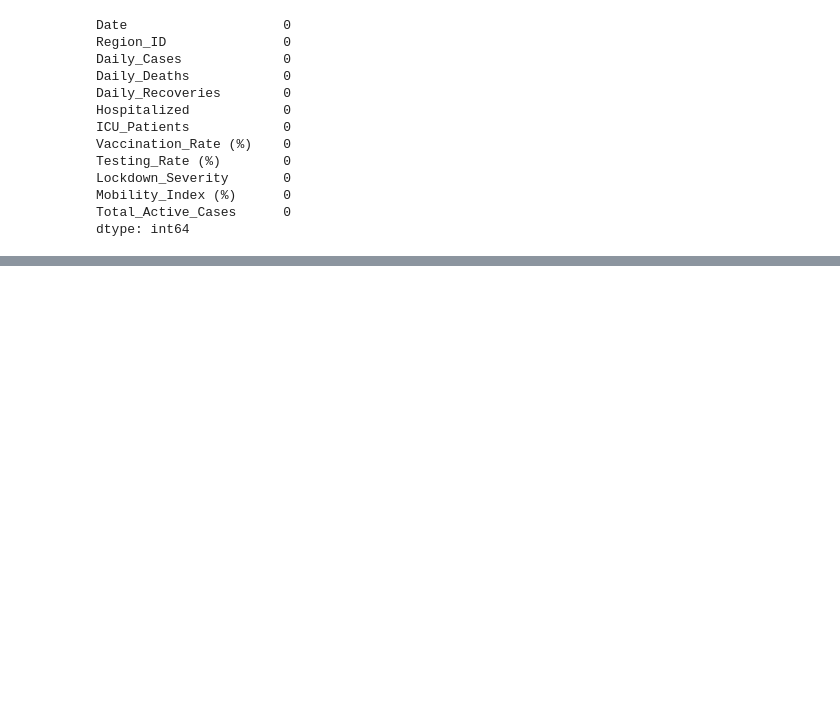
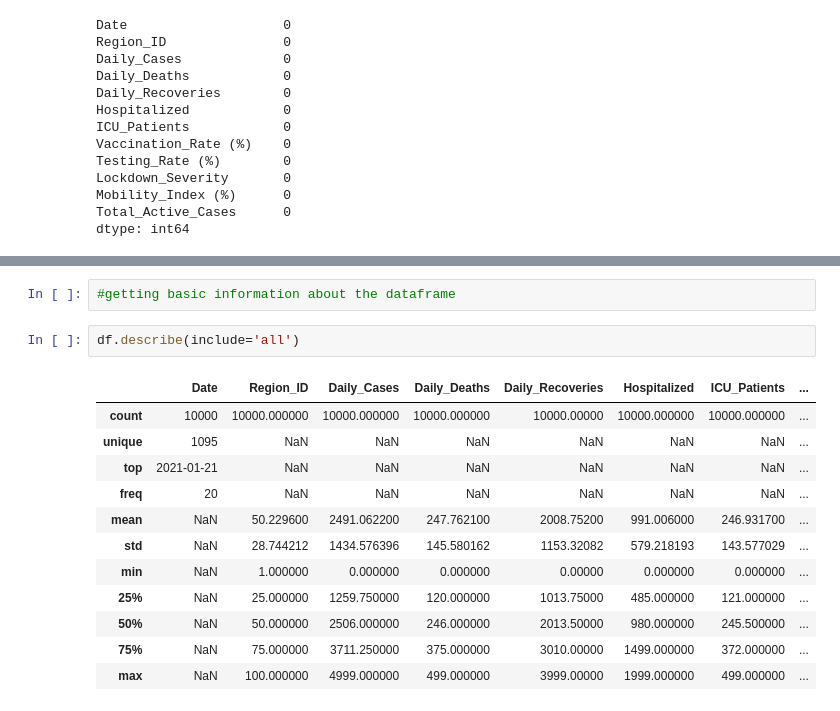
Before and after one commit to Marciniec-Marcin/Covid_prediction, a Jupyter notebook: Covid_Data_Analysis.ipynb, the cells around one changed output, grey strips where cells are left out. Drawn from its saved outputs; the diff is of its cells as text; blank space fills up the shorter version.

```diff
--- a/Covid_Data_Analysis.ipynb
+++ b/Covid_Data_Analysis.ipynb
@@ -53,0 +95,17 @@ dtype: int64
+# %%
+#getting basic information about the dataframe
+# %%
+df.describe(include='all')
+# %% [output]
+|  | Date | Region_ID | Daily_Cases | Daily_Deaths | Daily_Recoveries | Hospitalized | ICU_Patients | ... |
+| count | 10000 | 10000.000000 | 10000.000000 | 10000.000000 | 10000.00000 | 10000.000000 | 10000.000000 | ... |
+| unique | 1095 | NaN | NaN | NaN | NaN | NaN | NaN | ... |
+| top | 2021-01-21 | NaN | NaN | NaN | NaN | NaN | NaN | ... |
+| freq | 20 | NaN | NaN | NaN | NaN | NaN | NaN | ... |
+| mean | NaN | 50.229600 | 2491.062200 | 247.762100 | 2008.75200 | 991.006000 | 246.931700 | ... |
+| std | NaN | 28.744212 | 1434.576396 | 145.580162 | 1153.32082 | 579.218193 | 143.577029 | ... |
+| min | NaN | 1.000000 | 0.000000 | 0.000000 | 0.00000 | 0.000000 | 0.000000 | ... |
+| 25% | NaN | 25.000000 | 1259.750000 | 120.000000 | 1013.75000 | 485.000000 | 121.000000 | ... |
+| 50% | NaN | 50.000000 | 2506.000000 | 246.000000 | 2013.50000 | 980.000000 | 245.500000 | ... |
+| 75% | NaN | 75.000000 | 3711.250000 | 375.000000 | 3010.00000 | 1499.000000 | 372.000000 | ... |
+| max | NaN | 100.000000 | 4999.000000 | 499.000000 | 3999.00000 | 1999.000000 | 499.000000 | ... |
```
Also changed, not shown: parts of 11 cells of this notebook.
